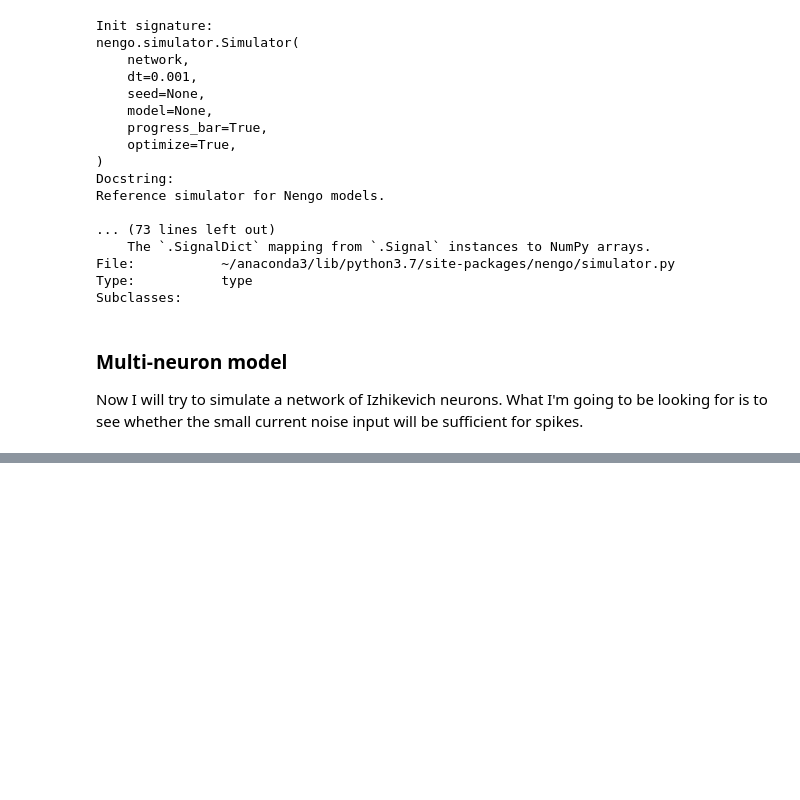
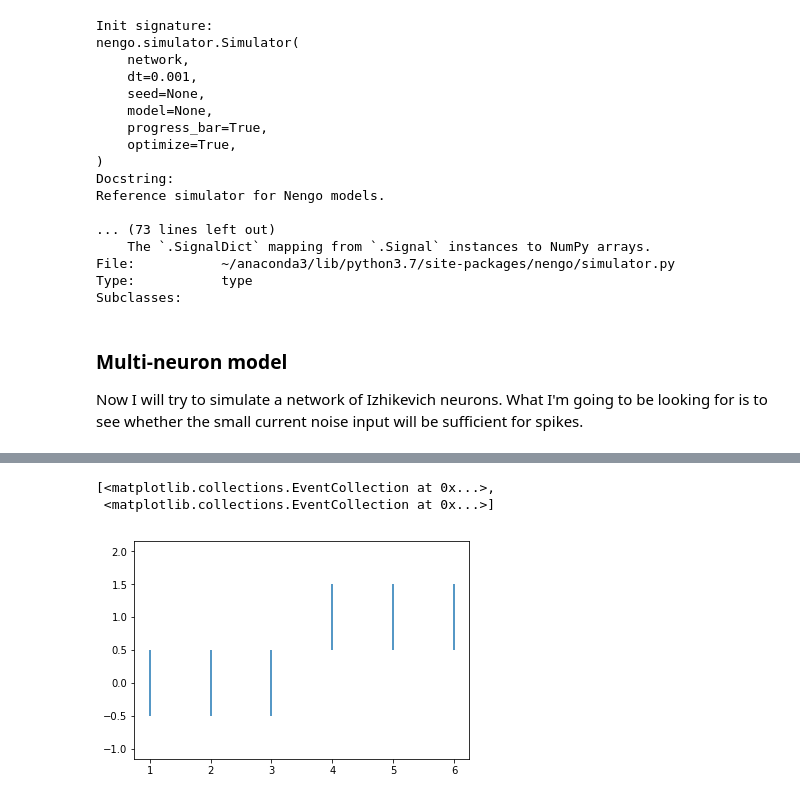
Before and after one commit to thomsonlab/GrowingBrains, a Jupyter notebook: python_implementation/nengo_exploring/izhikevich.ipynb, the cells around one changed output, grey strips where cells are left out. Saved outputs shown, nothing was run; the diff lists cells and outputs as text; code cells hidden in the pictures; blank space fills up the shorter version.

```diff
--- a/python_implementation/nengo_exploring/izhikevich.ipynb
+++ b/python_implementation/nengo_exploring/izhikevich.ipynb
@@ -736,0 +828,7 @@ Now I will try to simulate a network of Izhikevich neurons. What I'm going to be
+# %%
+plt.eventplot(([1, 2, 3],
+                [4, 5, 6]))
+# %% [output]
+[<matplotlib.collections.EventCollection at 0x...>,
+ <matplotlib.collections.EventCollection at 0x...>]
+[figure, added]
```
Also changed, not shown: parts of 8 cells of this notebook.
